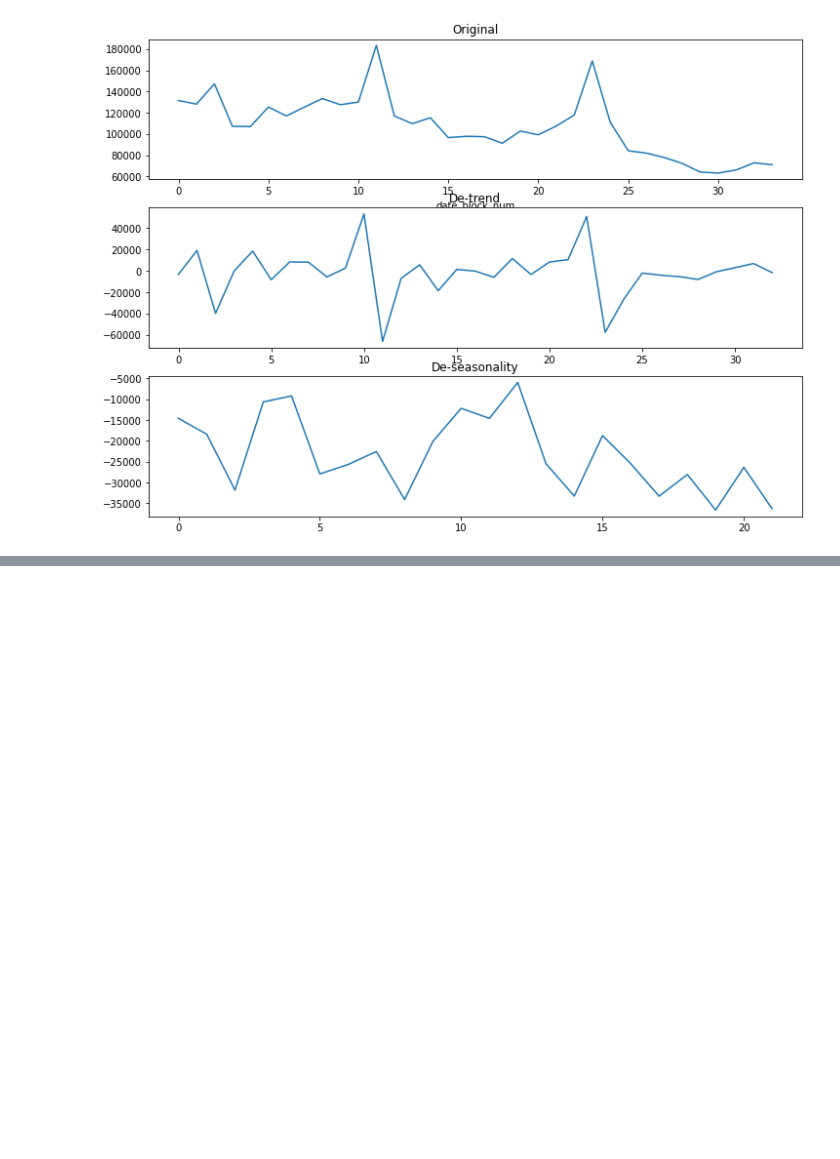
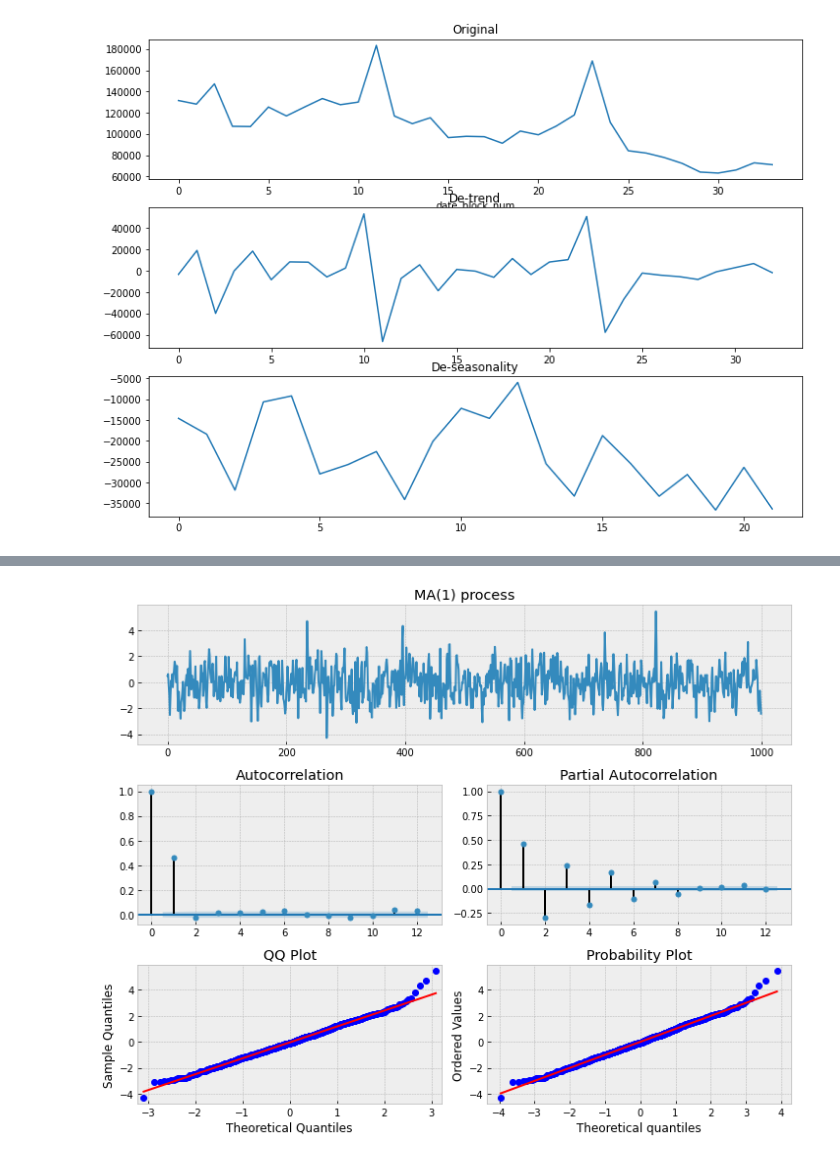
Before and after one commit to Teake1404/Shuqing-Ke-s-Python-Code-Projects, a Jupyter notebook: predict_future_sales.ipynb, the cells around one changed output, grey strips where cells are left out. Cells and saved outputs as stored; diff of their text form; code cells hidden in the pictures; blank space fills up the shorter version.

```diff
--- a/predict_future_sales.ipynb
+++ b/predict_future_sales.ipynb
@@ -111,0 +159,10 @@ dtype: float64
+# %%
+n=1000
+alphas=np.array([0.])
+betas=np.array([0.8])
+ar=np.r_[1,-alphas]
+ma=np.r_[1,betas]
+ma1=smt.arma_generate_sample(ar=ar,ma=ma,nsample=n)
+_=tsplot(ma1,lags=12,title='MA(1) process')
+# %% [output]
+[figure, added]
```
Also changed, not shown: parts of 10 cells of this notebook.
